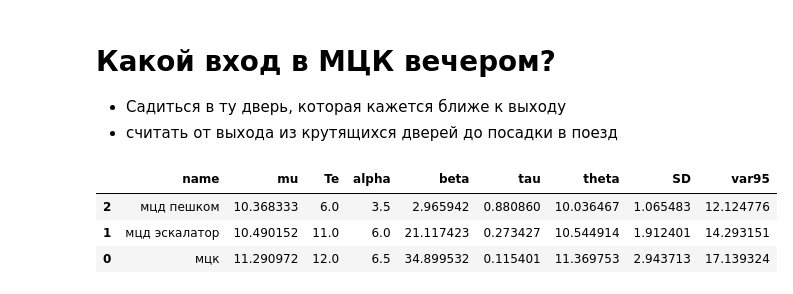
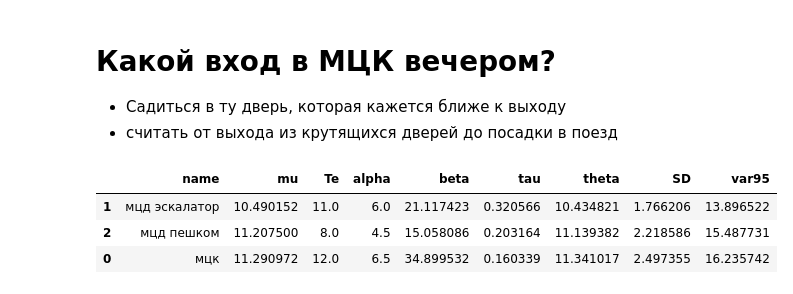
Before and after one commit to ksetdekov/trip_choice_optimizer, a Jupyter notebook: coffee-amount-optimization.ipynb, the cells around one changed output. Cells and saved outputs as stored; diff of their text form; code cells hidden in the pictures.

```diff
--- a/coffee-amount-optimization.ipynb
+++ b/coffee-amount-optimization.ipynb
@@ -381,37 +387,38 @@ evening_entrance.update_hands("мцк", '0:11:14') # четверг 28 нояб
 evening_entrance.update_hands("мцд эскалатор", '0:15:47.8') # понедельник 2 декабря
 evening_entrance.update_hands("мцк", '0:11:03') # tue 3 dec
 evening_entrance.update_hands("мцк", '0:14:29.3') # wed 4 dec
 evening_entrance.update_hands("мцк", '0:12:05') # fr 06 dec
 evening_entrance.update_hands("мцк", '0:13:53') # mon 09 dec
 evening_entrance.update_hands("мцд эскалатор", '0:10:14') # fr 13 декабря
 evening_entrance.update_hands("мцк", '0:09:31.7') # tue 17 dec
 evening_entrance.update_hands("мцк", '0:08:33') # wed 18 dec
 evening_entrance.update_hands("мцд эскалатор", '0:09:51.9') # th 19 dec
 evening_entrance.update_hands("мцд эскалатор", '0:09:16.1') # mon 23 dec
 evening_entrance.update_hands("мцд эскалатор", '0:09:31.7') # tue 24 dec
 evening_entrance.update_hands("мцк", '0:08:19.6') # wed 18 dec
 evening_entrance.update_hands("мцд эскалатор", '0:09:18.6') # th 9 jan
 evening_entrance.update_hands("мцк", '0:08:11.9') # fr 10 jan
 evening_entrance.update_hands("мцд эскалатор", '0:10:50') # mon 13 jan
 evening_entrance.update_hands("мцд эскалатор", '0:11:15') # tue 14 jan
 evening_entrance.update_hands("мцк", '0:12:08') # wed 15 jan
 evening_entrance.update_hands("мцк", '0:10:13') # mon 20 jan
 evening_entrance.update_hands("мцд эскалатор", '0:11:40') # tue 21 jan
 evening_entrance.update_hands("мцк", '0:15:48') # wed 22 jan
 evening_entrance.update_hands("мцд эскалатор", '0:09:34.7') # thr 23 jan
 evening_entrance.update_hands("мцд пешком", '0:10:45') # thr 6 feb
 evening_entrance.update_hands("мцд пешком", '0:12:01') # fr 7 feb
 evening_entrance.update_hands("мцд пешком", '0:10:34') # monday 10 feb
 evening_entrance.update_hands("мцд пешком", '0:09:08.2') # thr 13 feb
 evening_entrance.update_hands("мцд пешком", '0:09:57.6') # fr 14 feb
 evening_entrance.update_hands("мцд пешком", '0:09:46.8') # mon 17 feb
-
+evening_entrance.update_hands("мцд пешком", '0:15:38') # wed 19 feb
+evening_entrance.update_hands("мцд пешком", '0:11:49') # thr 20 feb
 evening_entrance.grade()
 # %% [output]
 |  | name | mu | Te | alpha | beta | tau | theta | SD | var95 |
-| 2 | мцд пешком | 10.368333 | 6.0 | 3.5 | 2.965942 | 0.880860 | 10.036467 | 1.065483 | 12.124776 |
-| 1 | мцд эскалатор | 10.490152 | 11.0 | 6.0 | 21.117423 | 0.273427 | 10.544914 | 1.912401 | 14.293151 |
-| 0 | мцк | 11.290972 | 12.0 | 6.5 | 34.899532 | 0.115401 | 11.369753 | 2.943713 | 17.139324 |
+| 1 | мцд эскалатор | 10.490152 | 11.0 | 6.0 | 21.117423 | 0.320566 | 10.434821 | 1.766206 | 13.896522 |
+| 2 | мцд пешком | 11.207500 | 8.0 | 4.5 | 15.058086 | 0.203164 | 11.139382 | 2.218586 | 15.487731 |
+| 0 | мцк | 11.290972 | 12.0 | 6.5 | 34.899532 | 0.160339 | 11.341017 | 2.497355 | 16.235742 |
 # %%
 fig = px.violin(evening_entrance.history, y="value", x="option", box=True, points="all",
           hover_data=cups.history.columns)
```
Also changed, not shown: parts of 5 cells of this notebook.
